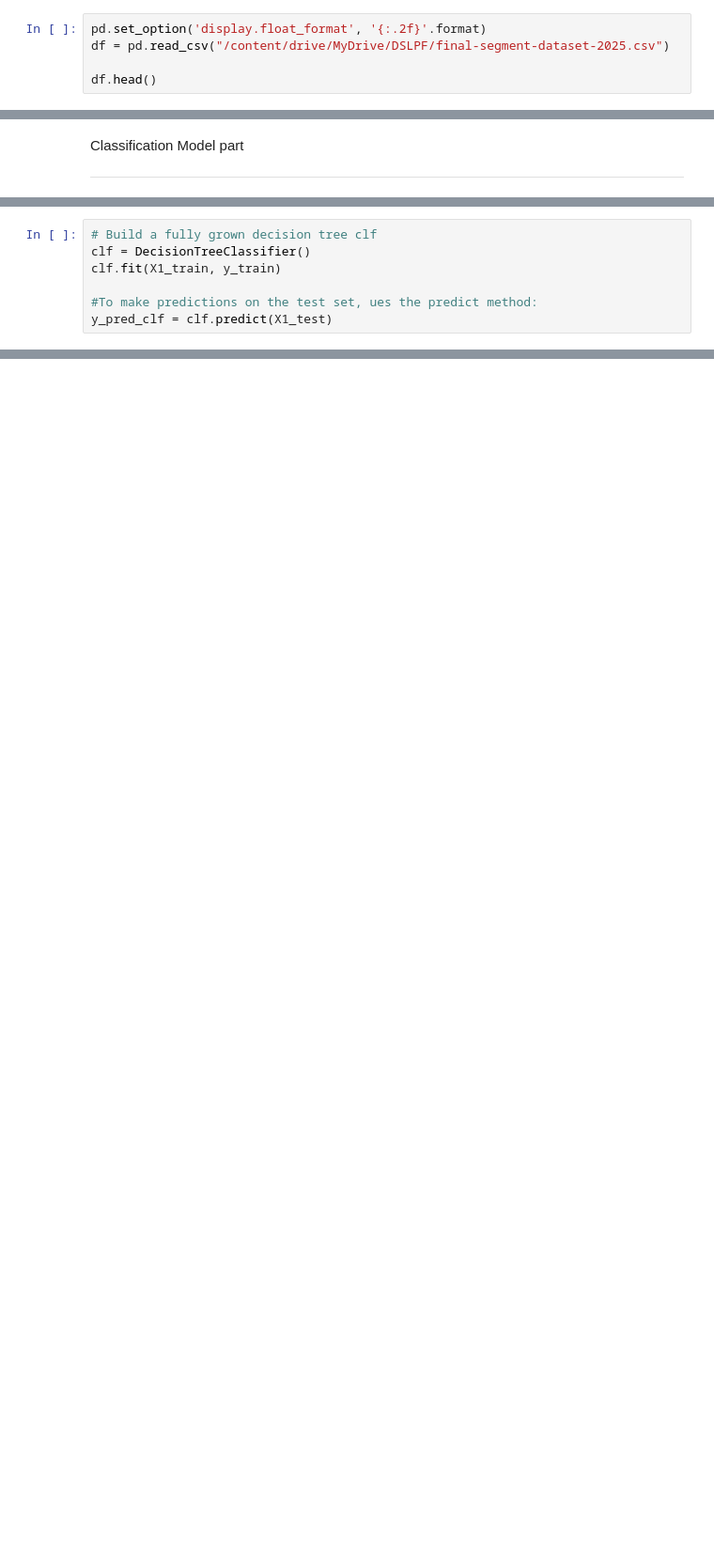
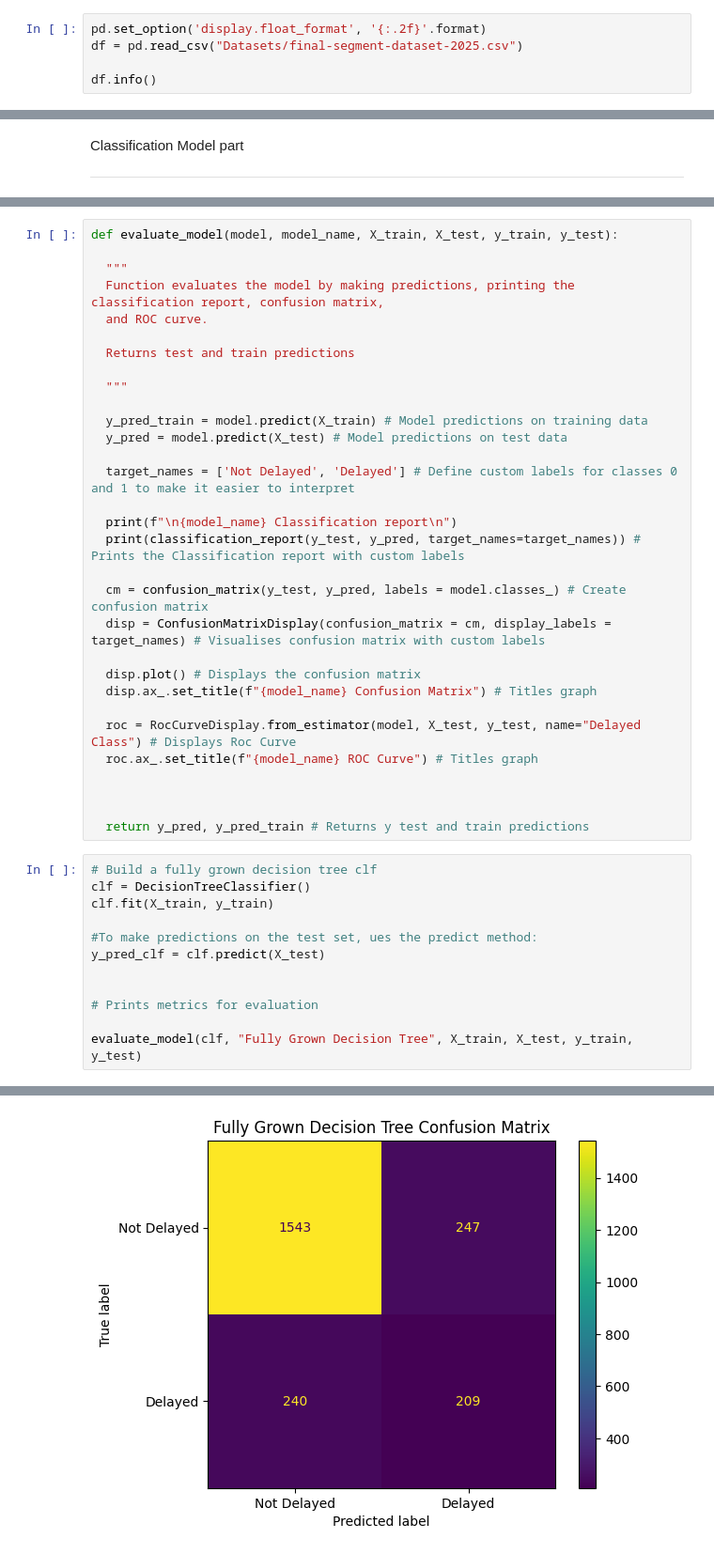
Before and after one commit to DanielAnthonyJones/LNER-Disruption-Prediction, a Jupyter notebook: LNER_potential_classification_models.ipynb, the cells around one changed output, grey strips where cells are left out. Shown at 94% size. Drawn from its saved outputs; the diff is of its cells as text; blank space fills up the shorter version.

Commit message:
Added/Tuned models

```diff
--- a/LNER_potential_classification_models.ipynb
+++ b/LNER_potential_classification_models.ipynb
@@ -15,7 +15,7 @@ import plotly.express as px
 import numpy as np
 # %%
 pd.set_option('display.float_format', '{:.2f}'.format)
-df = pd.read_csv("/content/drive/MyDrive/DSLPF/final-segment-dataset-2025.csv")
+df = pd.read_csv("Datasets/final-segment-dataset-2025.csv")
 
-df.head()
+df.info()
 # %% [output]
@@ -203,7 +139,44 @@ X_test shape (2221, 16)
+# %%
+def evaluate_model(model, model_name, X_train, X_test, y_train, y_test):
+
+  """
+  Function evaluates the model by making predictions, printing the classification report, confusion matrix,
+  and ROC curve.
+
+  Returns test and train predictions
+
+  """
+
+  y_pred_train = model.predict(X_train) # Model predictions on training data
+  y_pred = model.predict(X_test) # Model predictions on test data
+
+  target_names = ['Not Delayed', 'Delayed'] # Define custom labels for classes 0 and 1 to make it easier to interpret
+
+  print(f"\n{model_name} Classification report\n")
+  print(classification_report(y_test, y_pred, target_names=target_names)) # Prints the Classification report with custom labels
+
+  cm = confusion_matrix(y_test, y_pred, labels = model.classes_) # Create confusion matrix
+  disp = ConfusionMatrixDisplay(confusion_matrix = cm, display_labels = target_names) # Visualises confusion matrix with custom labels
+
+  disp.plot() # Displays the confusion matrix
+  disp.ax_.set_title(f"{model_name} Confusion Matrix") # Titles graph
+
+  roc = RocCurveDisplay.from_estimator(model, X_test, y_test, name="Delayed Class") # Displays Roc Curve
+  roc.ax_.set_title(f"{model_name} ROC Curve") # Titles graph
+
+
+
+  return y_pred, y_pred_train # Returns y test and train predictions
 # %%
 # Build a fully grown decision tree clf
 clf = DecisionTreeClassifier()
-clf.fit(X1_train, y_train)
+clf.fit(X_train, y_train)
 
 #To make predictions on the test set, ues the predict method:
-y_pred_clf = clf.predict(X1_test)
+y_pred_clf = clf.predict(X_test)
+
+
+# Prints metrics for evaluation
+
+evaluate_model(clf, "Fully Grown Decision Tree", X_train, X_test, y_train, y_test)
+# %% [output]
@@ -209,0 +195 @@ y_pred_clf = clf.predict(X1_test)
+[figure, added]
```
Also changed, not shown: parts of 37 cells of this notebook.
